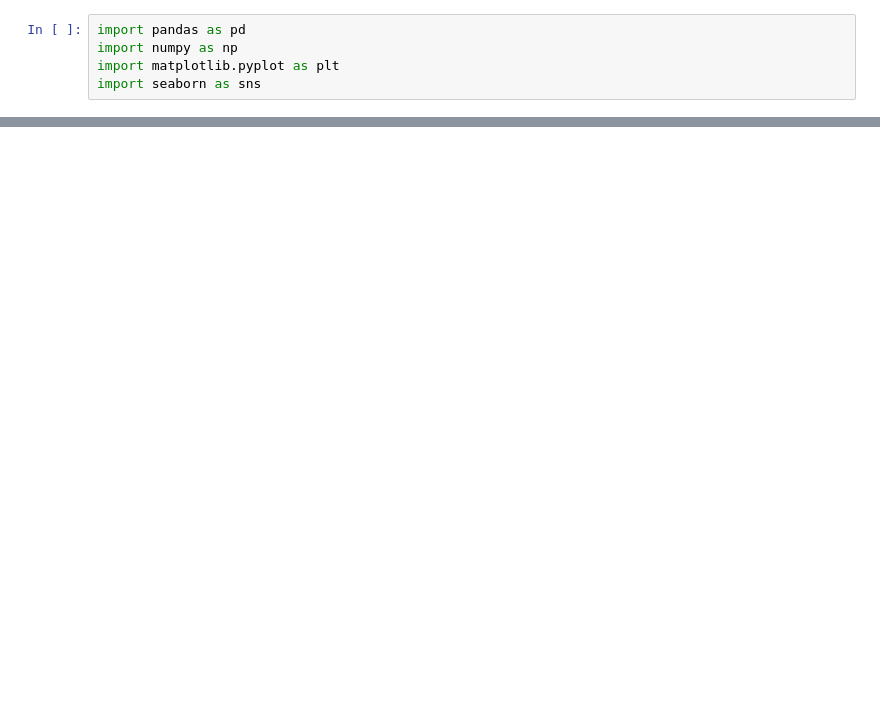
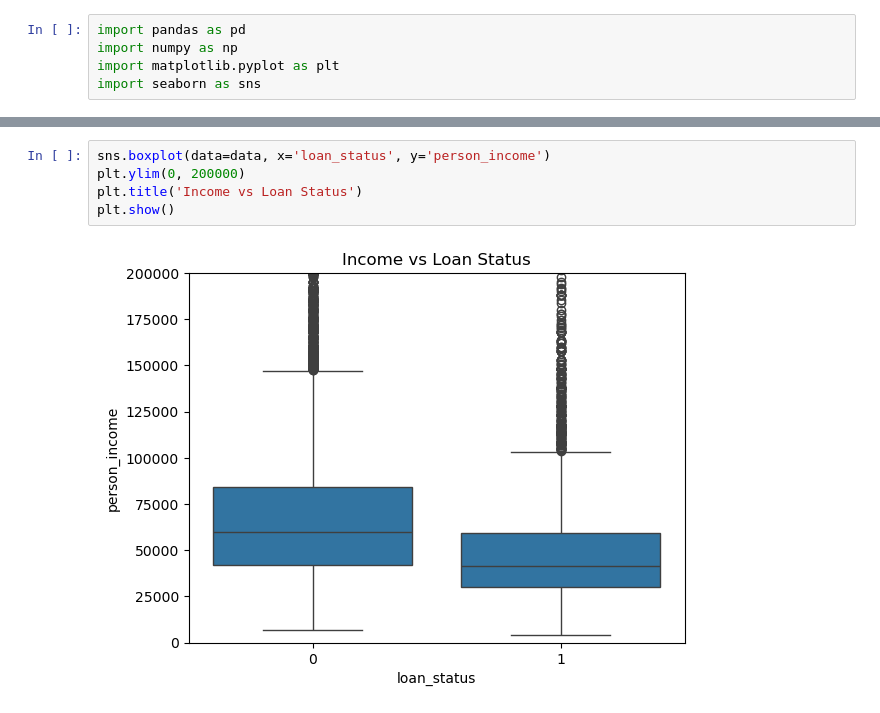
Before and after one commit to KHALIDKARROUM/Aegis-Credit, a Jupyter notebook: bank.ipynb, the cells around one changed output, grey strips where cells are left out. Saved outputs shown, nothing was run; the diff lists cells and outputs as text; blank space fills up the shorter version.

```diff
--- a/bank.ipynb
+++ b/bank.ipynb
@@ -41,0 +139,7 @@ data_encoded.head()
+# %%
+sns.boxplot(data=data, x='loan_status', y='person_income')
+plt.ylim(0, 200000)
+plt.title('Income vs Loan Status')
+plt.show()
+# %% [output]
+[figure, added]
```
Also changed, not shown: parts of 40 cells of this notebook.
